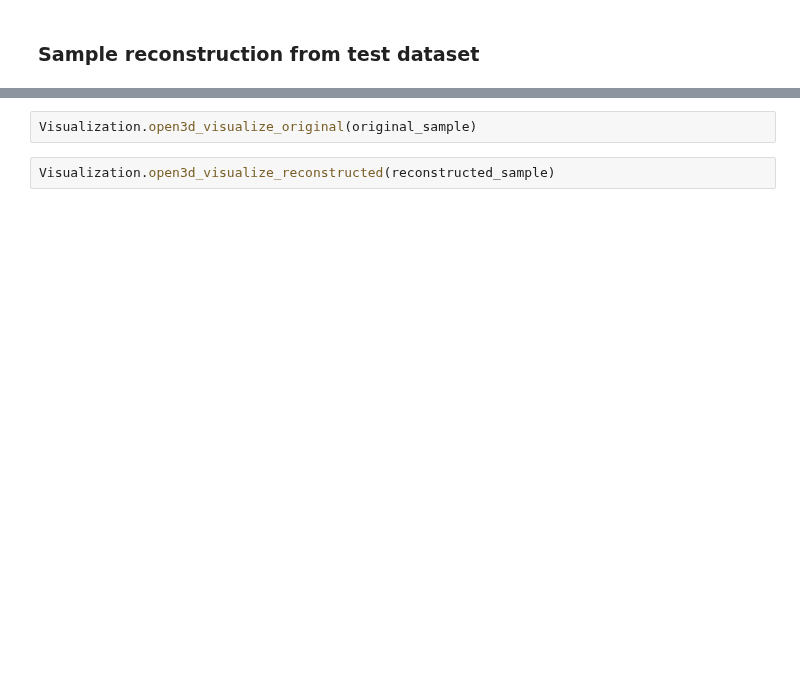
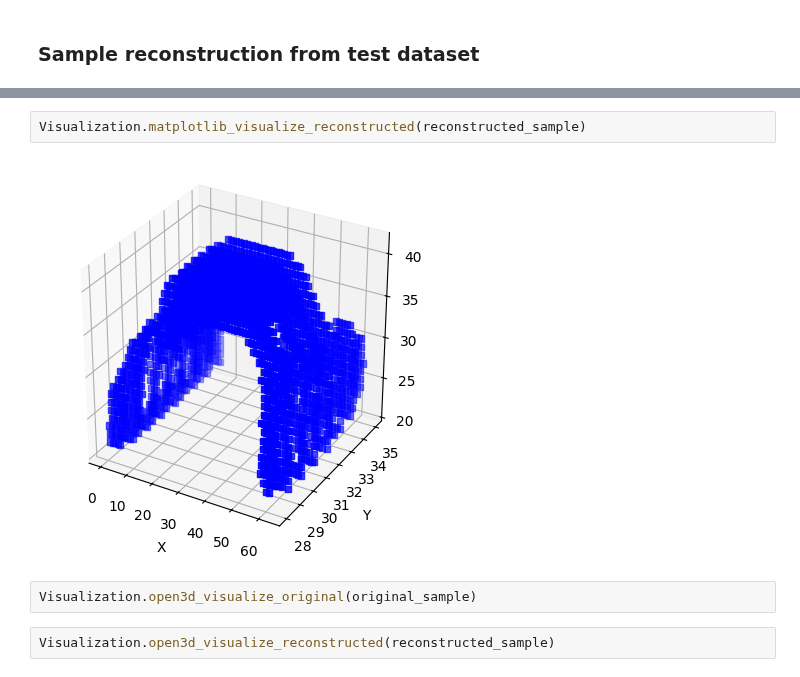
Before and after one commit to kingslayer1312/CAD-DR, a Jupyter notebook: autoencoder-v2.ipynb, the cells around one changed output, grey strips where cells are left out. Cells and saved outputs as stored; diff of their text form; blank space fills up the shorter version.

```diff
--- a/autoencoder-v2.ipynb
+++ b/autoencoder-v2.ipynb
@@ -92,3 +167,7 @@ reconstructed_sample = (reconstructed_sample > threshold).astype(int)
+# %%
+Visualization.matplotlib_visualize_reconstructed(reconstructed_sample)
+# %% [output]
+[figure, added]
 # %%
 Visualization.open3d_visualize_original(original_sample)
 # %%
```
Also changed, not shown: parts of 12 cells of this notebook, 8 other files.
